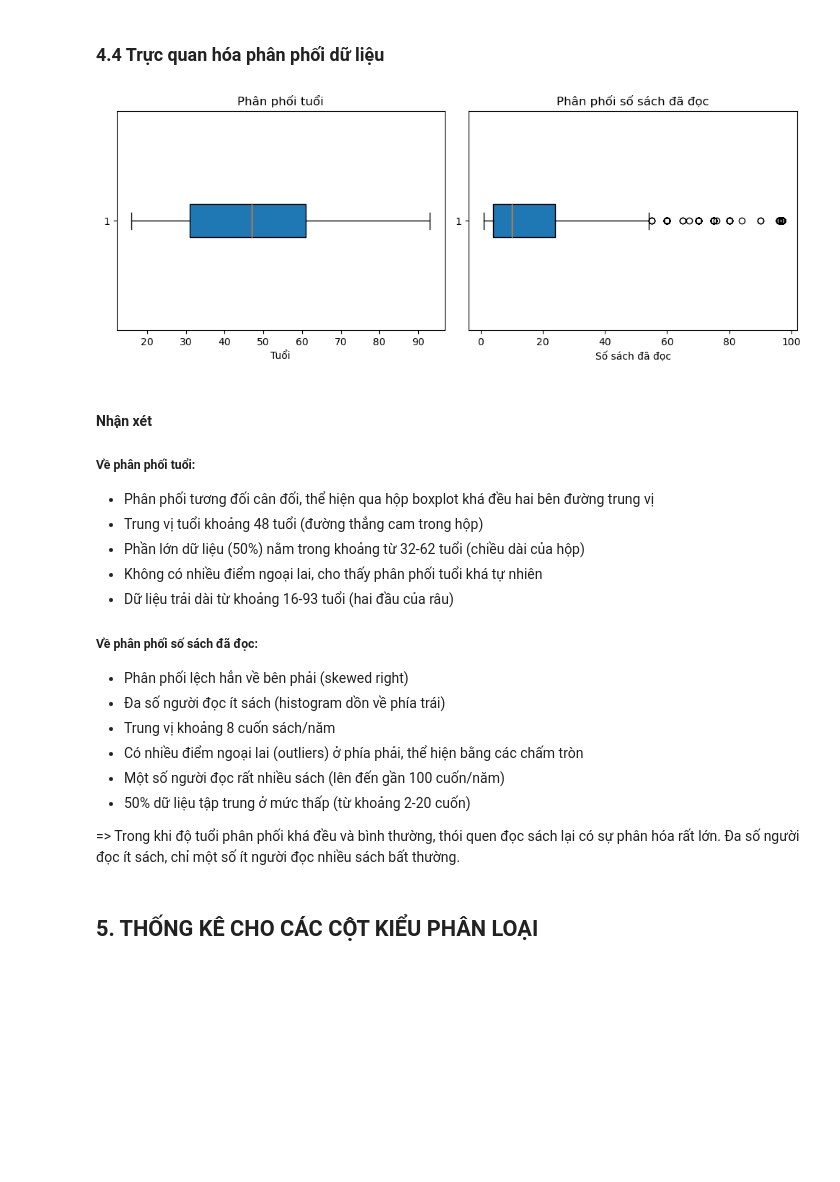
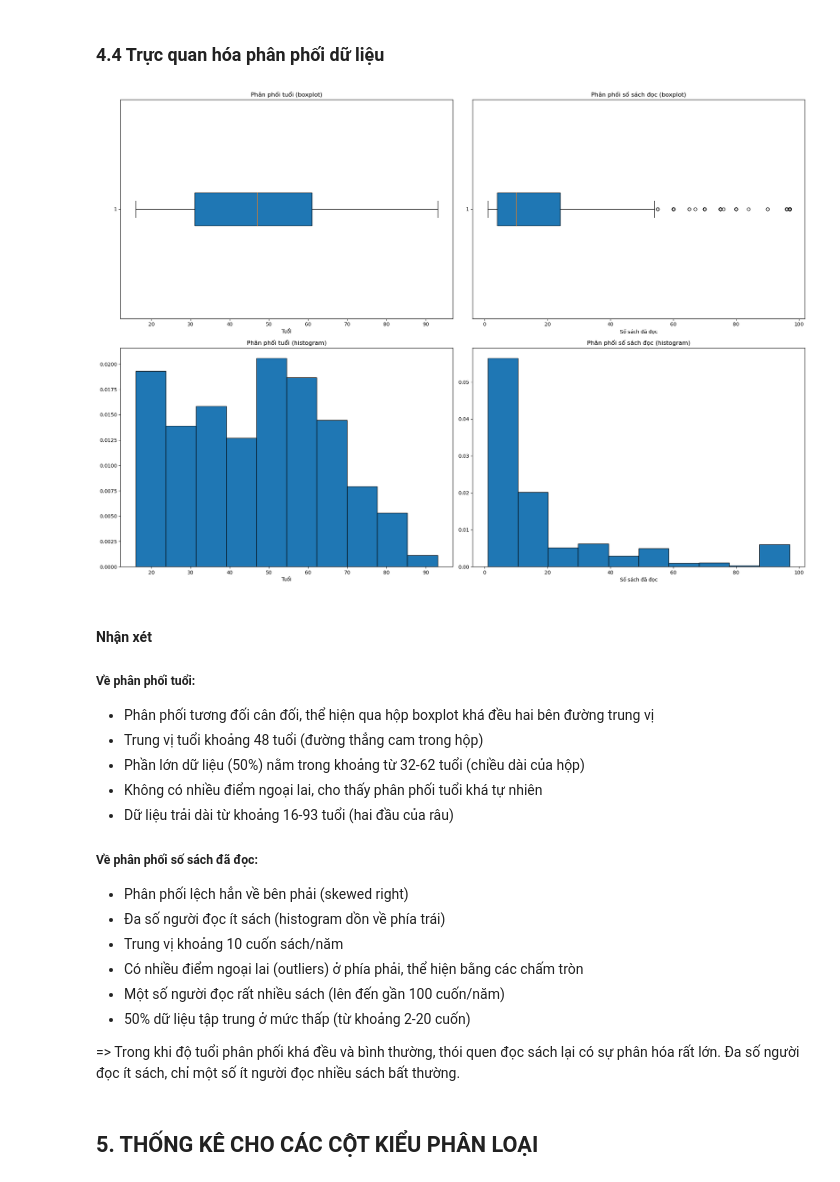
Before and after one commit to neyngnn/LTKHDL, a Jupyter notebook: notebook/Exploring.ipynb, the cells around one changed output. Saved outputs shown, nothing was run; the diff lists cells and outputs as text; code cells hidden in the pictures; blank space fills up the shorter version.

```diff
--- a/notebook/Exploring.ipynb
+++ b/notebook/Exploring.ipynb
@@ -290,22 +290,32 @@ df.describe()
 # %% [markdown]
 ### 4.4 Trực quan hóa phân phối dữ liệu
 # %%
-fig, axes = plt.subplots(nrows=1, ncols=2, figsize=(10, 4))
+fig, axes = plt.subplots(nrows=2, ncols=2, figsize=(20, 14))
 
 # 1. Boxplot for 'Age'
-axes[0].boxplot(df['age'], vert=False, patch_artist=True)
-axes[0].set_title('Phân phối tuổi')
-axes[0].set_xlabel('Tuổi')
+axes[0][0].boxplot(df['age'], vert=False, patch_artist=True)
+axes[0][0].set_title('Phân phối tuổi (boxplot)')
+axes[0][0].set_xlabel('Tuổi')
 
-# 2. Boxplot for 'Number of books read'
-axes[1].boxplot(df['books_read_last_12m'], vert=False, patch_artist=True)
-axes[1].set_title('Phân phối số sách đã đọc')
-axes[1].set_xlabel('Số sách đã đọc')
+# 2. Boxplot for 'books_read_last_12m'
+axes[0][1].boxplot(df['books_read_last_12m'], vert=False, patch_artist=True)
+axes[0][1].set_title('Phân phối số sách đọc (boxplot)')
+axes[0][1].set_xlabel('Số sách đã đọc')
+
+# 3. Historgram for 'Age'
+axes[1][0].hist(df['age'], bins = 10, density = True, edgecolor='black')
+axes[1][0].set_title('Phân phối tuổi (histogram)')
+axes[1][0].set_xlabel('Tuổi')
+
+# 4. Histogram for 'books_read_last_12m'
+axes[1][1].hist(df['books_read_last_12m'], bins = 10, density = True, edgecolor='black')
+axes[1][1].set_title('Phân phối số sách đọc (histogram)')
+axes[1][1].set_xlabel('Số sách đã đọc')
 
 plt.tight_layout()
 plt.show()
 # %% [output]
-[figure, old version]
+[figure, new version]
 # %% [markdown]
 #### Nhận xét
 ##### Về phân phối tuổi:
@@ -317,7 +327,7 @@ plt.show()
 ##### Về phân phối số sách đã đọc:
 - Phân phối lệch hẳn về bên phải (skewed right)
 - Đa số người đọc ít sách (histogram dồn về phía trái)
-- Trung vị khoảng 8 cuốn sách/năm
+- Trung vị khoảng 10 cuốn sách/năm
 - Có nhiều điểm ngoại lai (outliers) ở phía phải, thể hiện bằng các chấm tròn
 - Một số người đọc rất nhiều sách (lên đến gần 100 cuốn/năm)
 - 50% dữ liệu tập trung ở mức thấp (từ khoảng 2-20 cuốn)
```
Also changed, not shown: parts of 2 cells of this notebook, 1 other file.
